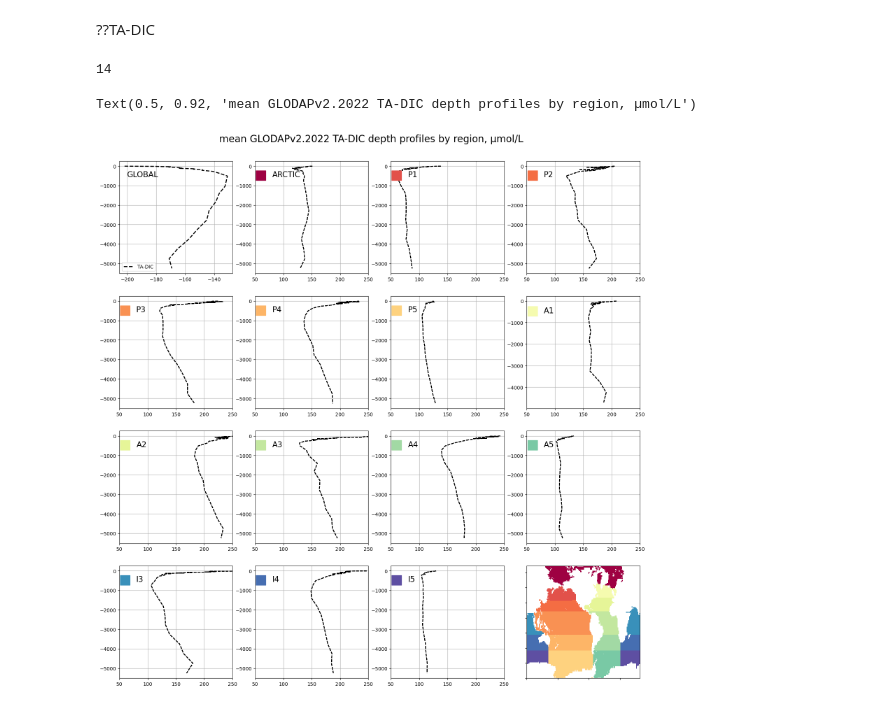
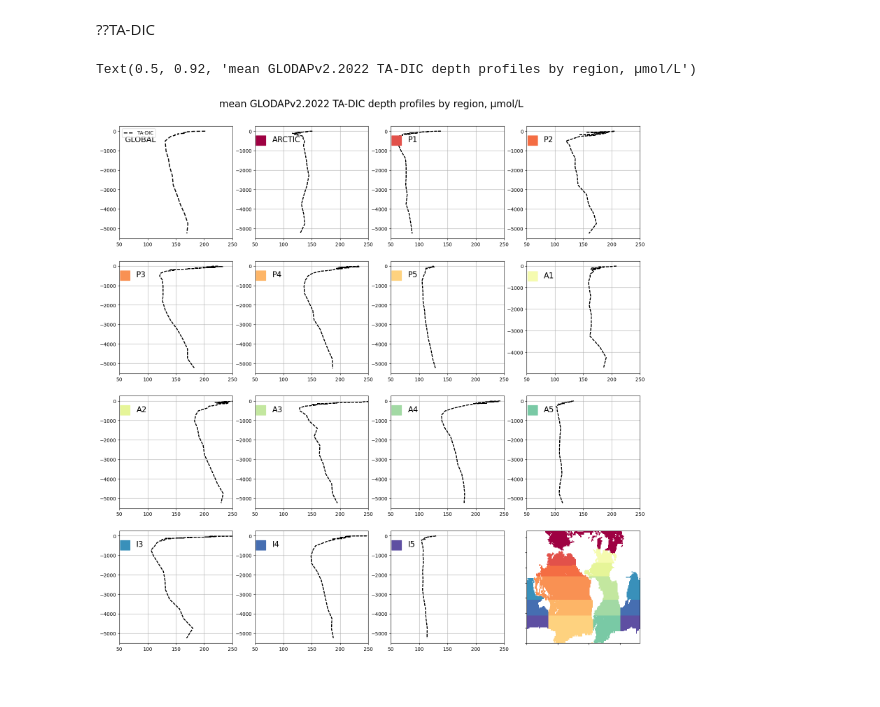
Before and after one commit to biu23/Carbonate_Chemistry_Models, a Jupyter notebook: test_script/GLODAP.ipynb, the cells around one changed output. Drawn from its saved outputs; the diff is of its cells as text; code cells hidden in the pictures.

```diff
--- a/test_script/GLODAP.ipynb
+++ b/test_script/GLODAP.ipynb
@@ -702,44 +702,42 @@ Text(0.5, 0.92, 'mean GLODAPv2.2022 DIC and TA depth profiles by region, µmol/L
 # %% [markdown]
 ??TA-DIC
 # %%
-allreg_ALK_DICfyDP = allreg_DICfyDP - allreg_ALKfyDP
+allreg_ALK_DICfyDP =  allreg_ALKfyDP - allreg_DICfyDP
 
 for i in range(0,len(regs)):
     for r in range(0,4):
         regdict[regs[i]]['ALK_DICfyDP'] = regdict[regs[i]]['ALKfyDP']-regdict[regs[i]]['DICfyDP']
-# %%
-print(len(regs))
-# %% [output]
-14
 # %%
 fact = 1.6
 fig, axs = plt.subplots(4,4, figsize=(12*fact, 12*fact), facecolor='w', edgecolor='k')
 axs = axs.ravel()
 
 
 axs[0].plot(allreg_ALK_DICfyDP, -depths, color = 'k', linestyle = '--', label = 'TA-DIC', linewidth = 2)
-axs[0].text(-200,-560,'GLOBAL', color = 'k', fontsize = 16)
-axs[0].grid()
-axs[0].legend(fontsize = 10)
+
 
 for i in range(0,len(regs)):
     for r in range(0,4):
         axs[i+1].plot(regdict[regs[i]]['ALK_DICfyDP'][:],-depths, color = 'k',linestyle = '--',\
                     )
 
 axs[15].pcolor(maskno, cmap = tcm, vmin = 0.5, vmax = 4)
 axs[15].set_xticklabels([])
 axs[15].set_yticklabels([])
 
 for i in range(0,len(regs)):
     axs[i+1].plot(60,-480,marker = "s", color = regdict[regs[i]]['colour'], markersize = 20)
     axs[i+1].text(80,-560,regs[i], color = 'k', fontsize = 16)
-for i in range(0,len(regs)):
-    axs[i+1].set_xlim([50,250])
-    axs[i+1].grid()
+for i in range(0,len(regs)+1):
+    axs[i].set_xlim([50,250])
+    axs[i].grid()
+
+axs[0].grid()
+axs[0].text(60,-560,'GLOBAL', color = 'k', fontsize = 16)
+axs[0].legend(fontsize = 10)
 
 
 plt.suptitle('mean GLODAPv2.2022 TA-DIC depth profiles by region, µmol/L', fontsize = 20, y = 0.92)
 # %% [output]
 Text(0.5, 0.92, 'mean GLODAPv2.2022 TA-DIC depth profiles by region, µmol/L')
-[figure, old version]
+[figure, new version]
```
Also changed, not shown: parts of 1 cell of this notebook, 1 other file.
